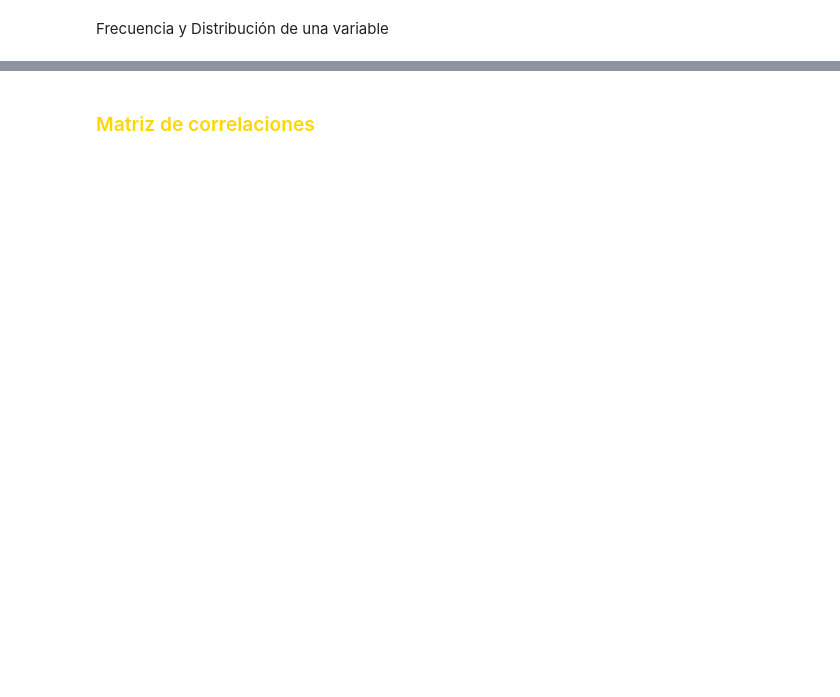
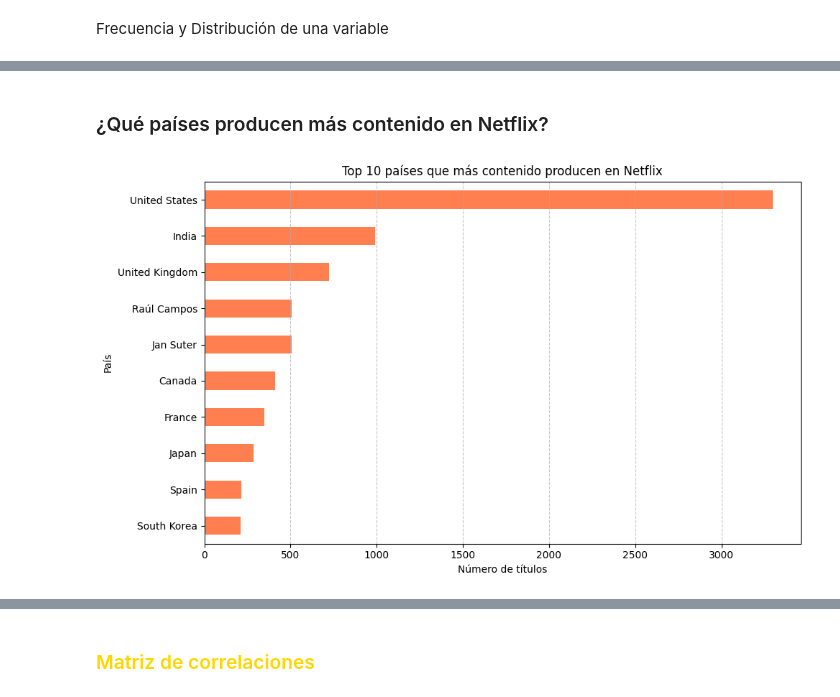
Before and after one commit to NachoHub8/Netflix, a Jupyter notebook: Netflix_Nacho.ipynb, the cells around one changed output, grey strips where cells are left out. Saved outputs shown, nothing was run; the diff lists cells and outputs as text; code cells hidden in the pictures; blank space fills up the shorter version.

```diff
--- a/Netflix_Nacho.ipynb
+++ b/Netflix_Nacho.ipynb
@@ -176,0 +402,23 @@ dist_s
+# %% [markdown]
+### ¿Qué países producen más contenido en Netflix?
+# %%
+# Limpiar datos: separar múltiples países en diferentes filas
+df_countries = df.dropna(subset=['country'])
+df_countries = df_countries.assign(country=df_countries['country'].str.split(', '))
+df_exploded = df_countries.explode('country')
+
+# Contar cuántos títulos tiene cada país
+conteo_paises = df_exploded['country'].value_counts().head(10)  # Top 10 países
+
+# Visualizar el gráfico
+plt.figure(figsize=(10, 6))
+conteo_paises.plot(kind='barh', color='coral')
+plt.title("Top 10 países que más contenido producen en Netflix")
+plt.xlabel("Número de títulos")
+plt.ylabel("País")
+plt.gca().invert_yaxis()  # Mostrar el país con más títulos arriba
+plt.grid(axis='x', linestyle='--', alpha=0.7)
+plt.tight_layout()
+plt.show()
+# %% [output]
+[figure, added]
```
Also changed, not shown: parts of 78 cells of this notebook.
